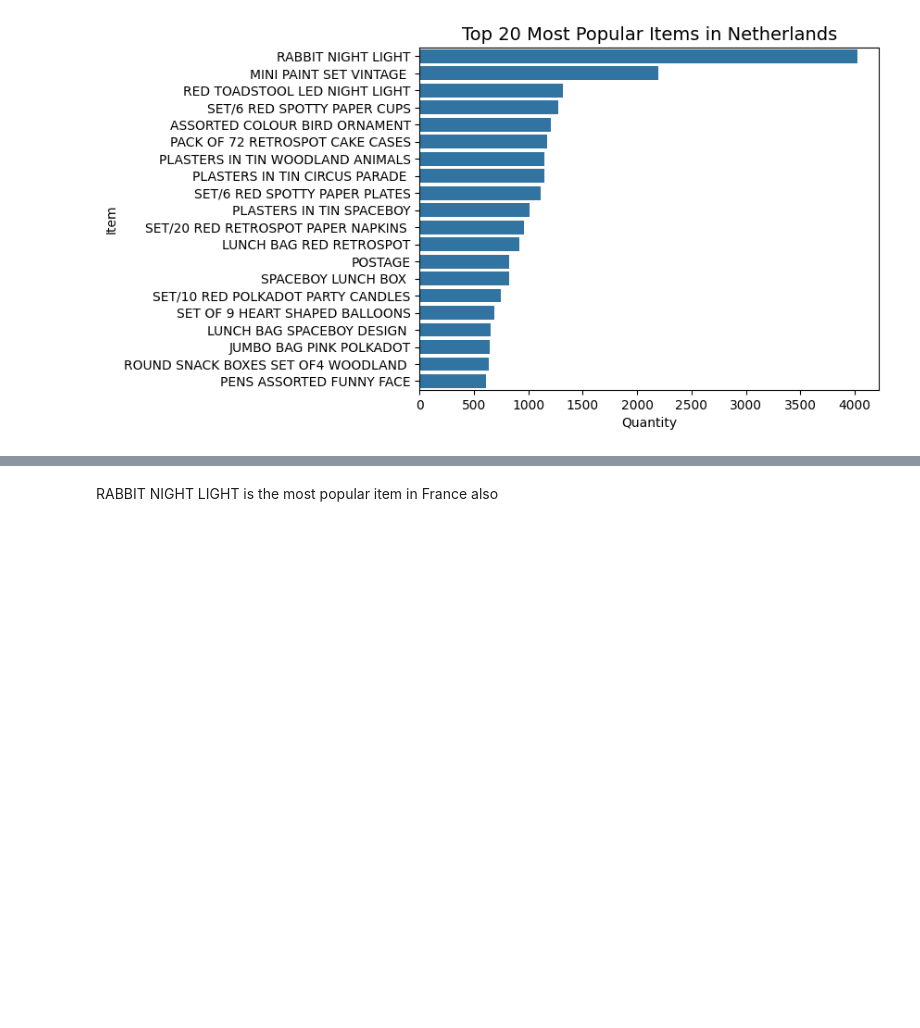
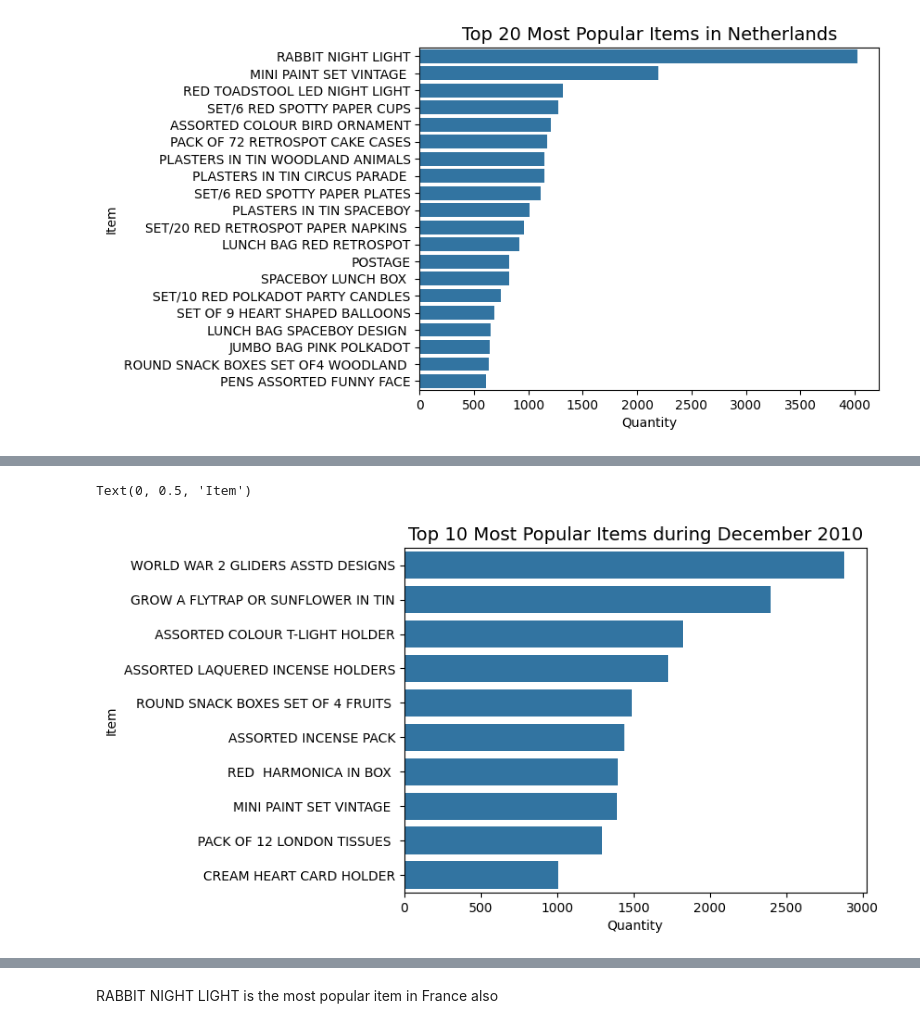
Before and after one commit to kempsly/Recommender-systems, a Jupyter notebook: RecSysNewApproach/Rule-based-recsys/rule_based.ipynb, the cells around one changed output, grey strips where cells are left out. Drawn from its saved outputs; the diff is of its cells as text; code cells hidden in the pictures; blank space fills up the shorter version.

```diff
--- a/RecSysNewApproach/Rule-based-recsys/rule_based.ipynb
+++ b/RecSysNewApproach/Rule-based-recsys/rule_based.ipynb
@@ -202,0 +205,9 @@ Text(0, 0.5, 'Item')
+# %%
+import datetime
+#format datetime
+df_new['InvoiceDate'] = pd.to_datetime(df_new.InvoiceDate, format='%m/%d/%Y %H:%M')
+df_new.insert(loc=2, column='year_month', value=df_new['InvoiceDate'].map(lambda x: 100*x.year + x.month))
+df_new.insert(loc=3, column='month', value=df_new.InvoiceDate.dt.month)
+# +1 to make Monday=1.....until Sunday=7
+df_new.insert(loc=4, column='day', value=(df_new.InvoiceDate.dt.dayofweek)+1)
+df_new.insert(loc=5, column='hour', value=df_new.InvoiceDate.dt.hour)
@@ -202,0 +223,8 @@ Text(0, 0.5, 'Item')
+# %%
+#viz - popular items by month
+sns.barplot(y='Description', x='Quantity', data=df_new[df_new['year_month']==201012].sort_values(by='Quantity', ascending=False).head(10))
+plt.title('Top 10 Most Popular Items during December 2010', fontsize=14)
+plt.ylabel('Item')
+# %% [output]
+Text(0, 0.5, 'Item')
+[figure, added]
```
Also changed, not shown: parts of 5 cells of this notebook, 3 other files.
